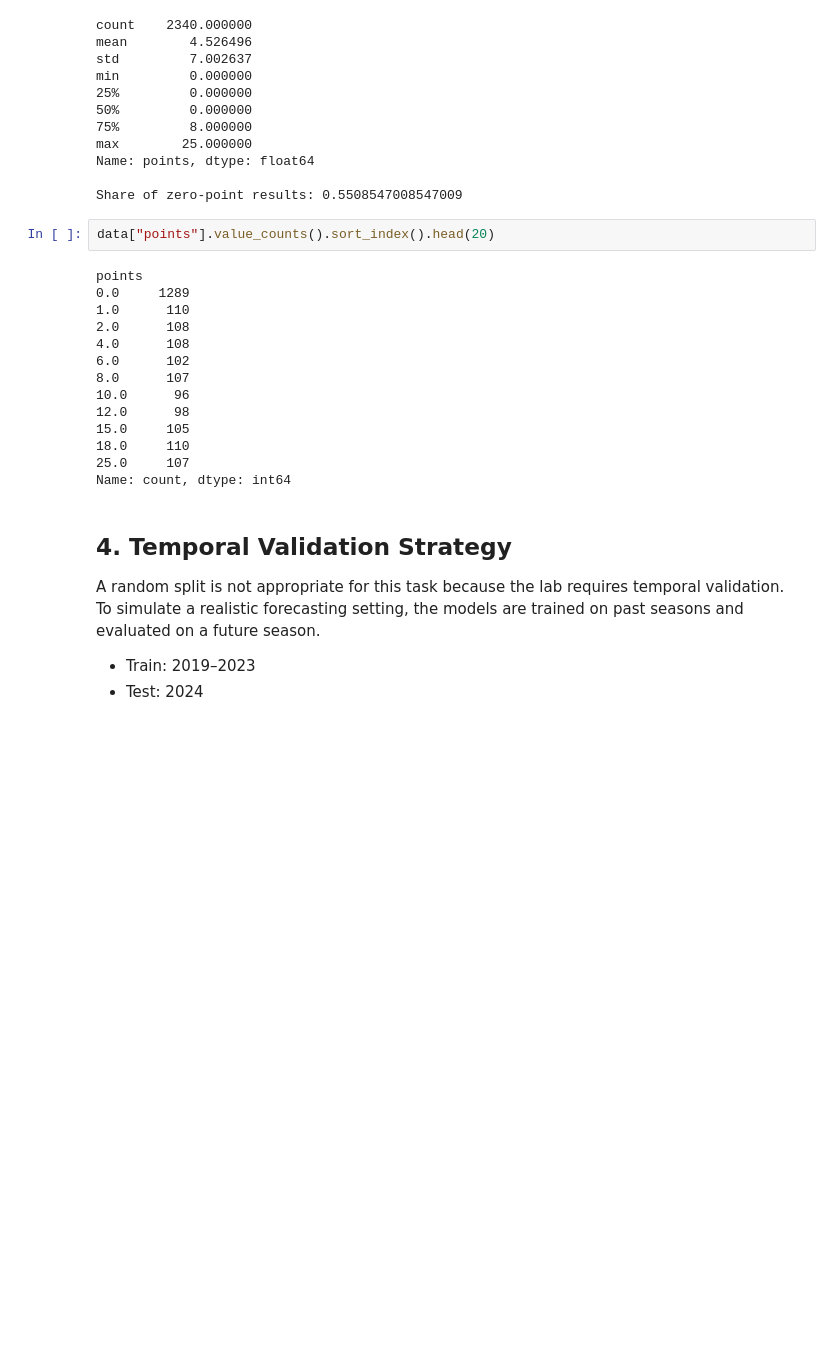
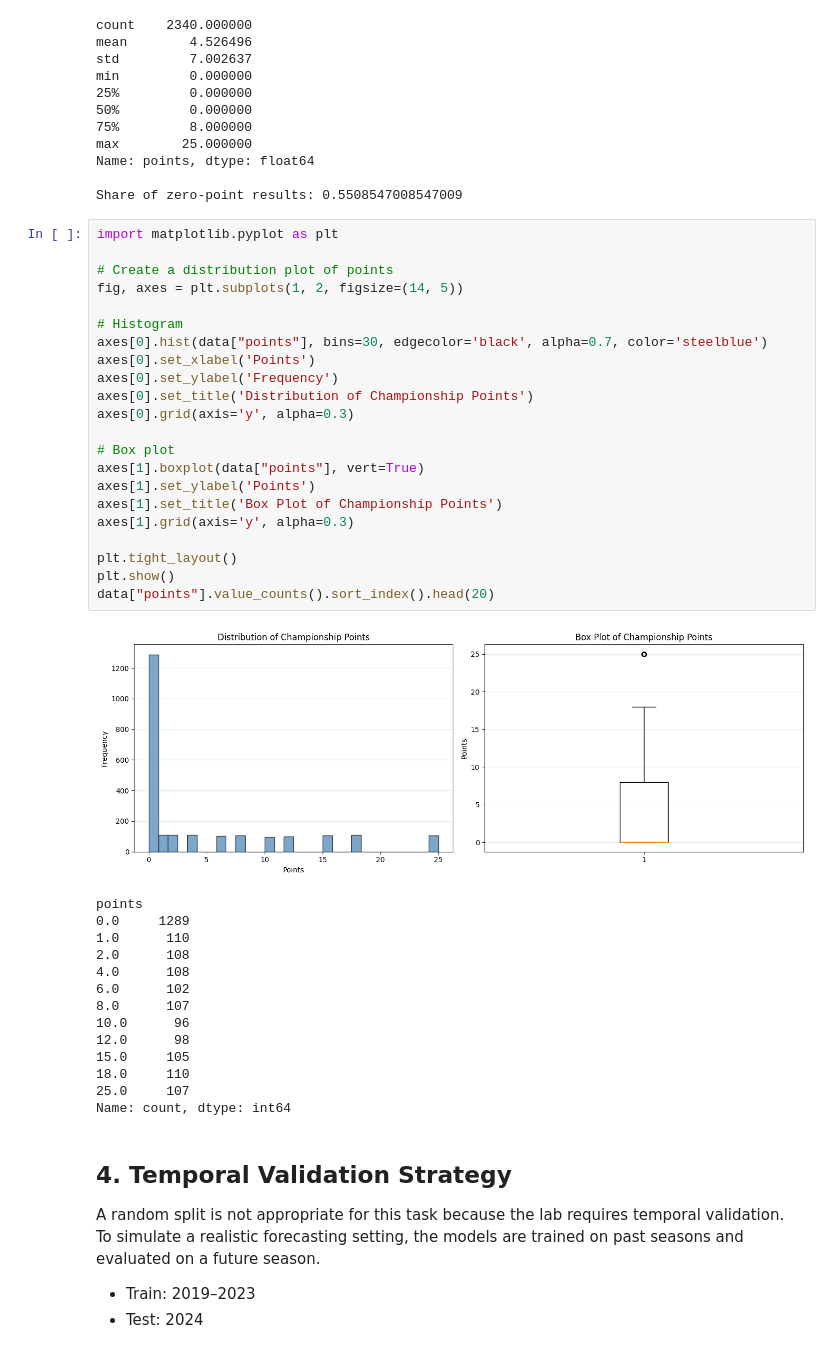
Before and after one commit to TomasRodriguezAlvarez/iit414w-team4-IAWorkshop, a Jupyter notebook: labs/lab_03/lab3_model_comparison.ipynb, the cells around one changed output. Drawn from its saved outputs; the diff is of its cells as text; blank space fills up the shorter version.

```diff
--- a/labs/lab_03/lab3_model_comparison.ipynb
+++ b/labs/lab_03/lab3_model_comparison.ipynb
@@ -144,8 +146,29 @@ Name: points, dtype: float64
 
 Share of zero-point results: 0.5508547008547009
 # %%
+import matplotlib.pyplot as plt
+
+# Create a distribution plot of points
+fig, axes = plt.subplots(1, 2, figsize=(14, 5))
+
+# Histogram
+axes[0].hist(data["points"], bins=30, edgecolor='black', alpha=0.7, color='steelblue')
+axes[0].set_xlabel('Points')
+axes[0].set_ylabel('Frequency')
+axes[0].set_title('Distribution of Championship Points')
+axes[0].grid(axis='y', alpha=0.3)
+
+# Box plot
+axes[1].boxplot(data["points"], vert=True)
+axes[1].set_ylabel('Points')
+axes[1].set_title('Box Plot of Championship Points')
+axes[1].grid(axis='y', alpha=0.3)
+
+plt.tight_layout()
+plt.show()
 data["points"].value_counts().sort_index().head(20)
 # %% [output]
+[figure, added]
 points
 0.0     1289
 1.0      110
```
Also changed, not shown: parts of 13 cells of this notebook, 2 other files.
